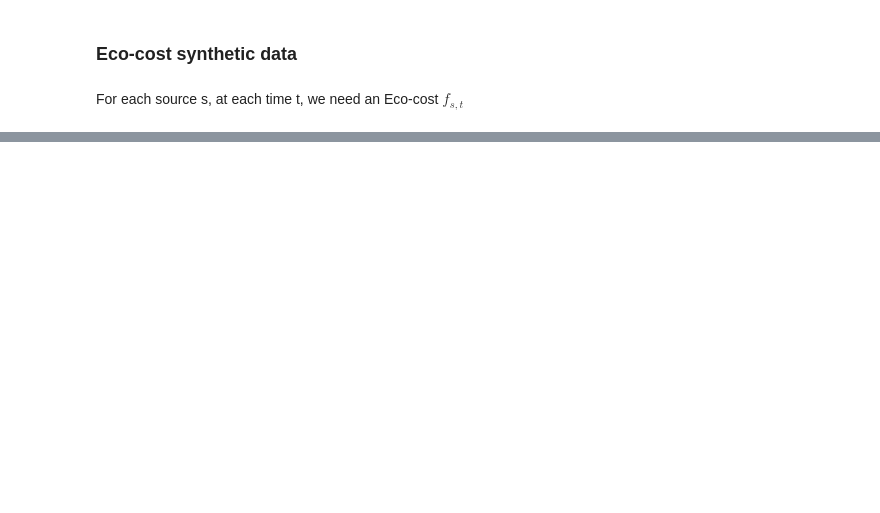
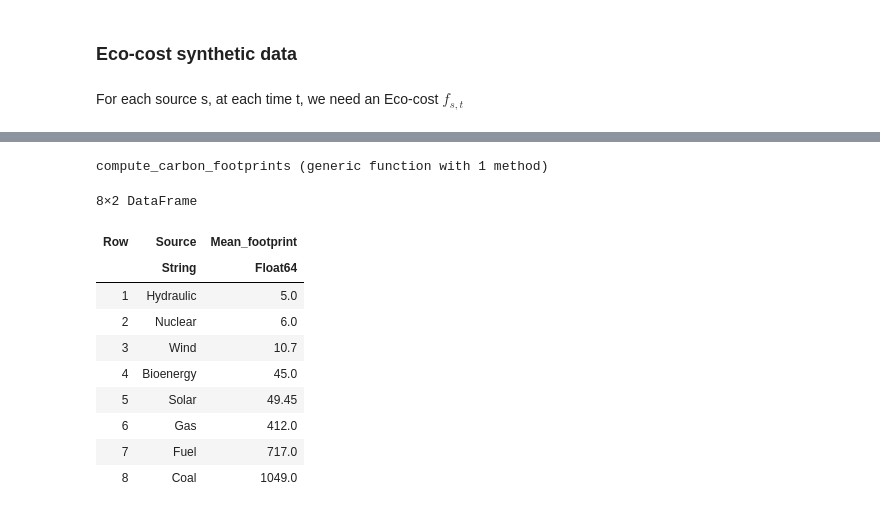
Before and after one commit to OscarCourbit/Energy-Allocation-in-France, a Jupyter notebook: Project_Problem.ipynb, the cells around one changed output, grey strips where cells are left out. Saved outputs shown, nothing was run; the diff lists cells and outputs as text; code cells hidden in the pictures; blank space fills up the shorter version.

```diff
--- a/Project_Problem.ipynb
+++ b/Project_Problem.ipynb
@@ -124,0 +280,48 @@ first(df, 5)
+# %%
+function compute_carbon_footprints(df)
+    # in kg/MWh
+    nuclear_footprint_estimates = [0.006, 0.006] * 1000
+    hydraulic_footprint_estimates = [0.006, 0.004] * 1000
+    wind_footprint_estimates = [0.0141, 0.0073] * 1000
+    solar_footprint_estimates = [0.0439, 0.055] * 1000
+    bioenergy_footprint_estimates = [0.045, 0.045] * 1000
+    gas_footprint_estimates = [0.418, 0.406] * 1000
+    fuel_footprint_estimates = [0.73, 0.704] * 1000
+    coal_footprint_estimates = [1.06, 1.038] * 1000
+
+    # store the mean of these estimates in a dataframe
+    mean_nuclear_footprint = mean(nuclear_footprint_estimates)
+    mean_hydraulic_footprint = mean(hydraulic_footprint_estimates)
+    mean_wind_footprint = mean(wind_footprint_estimates)
+    mean_solar_footprint = mean(solar_footprint_estimates)
+    mean_bioenergy_footprint = mean(bioenergy_footprint_estimates)
+    mean_gas_footprint = mean(gas_footprint_estimates)
+    mean_fuel_footprint = mean(fuel_footprint_estimates)
+    mean_coal_footprint = mean(coal_footprint_estimates)
+
+    # store the mean of these estimates in a dataframe
+    mean_footprints = DataFrame(Source = ["Hydraulic", "Bioenergy", "Wind", "Solar", "Nuclear", "Gas", "Coal", "Fuel"],
+        Mean_footprint = [mean_hydraulic_footprint, mean_bioenergy_footprint, mean_wind_footprint, mean_solar_footprint, mean_nuclear_footprint, mean_gas_footprint, mean_coal_footprint, mean_fuel_footprint])
+
+    # sort the dataframe by the mean_footprint
+    mean_footprints = mean_footprints[sortperm(mean_footprints.Mean_footprint), :]
+
+    # return the dataframe
+    return mean_footprints
+end
+# %% [output]
+compute_carbon_footprints (generic function with 1 method)
+# %%
+carbon_footprints_df = compute_carbon_footprints(df) # in Kg/MWh
+# %% [output]
+8×2 DataFrame
+| Row | Source | Mean_footprint |
+|  | String | Float64 |
+| 1 | Hydraulic | 5.0 |
+| 2 | Nuclear | 6.0 |
+| 3 | Wind | 10.7 |
+| 4 | Bioenergy | 45.0 |
+| 5 | Solar | 49.45 |
+| 6 | Gas | 412.0 |
+| 7 | Fuel | 717.0 |
+| 8 | Coal | 1049.0 |
```
Also changed, not shown: parts of 9 cells of this notebook.
